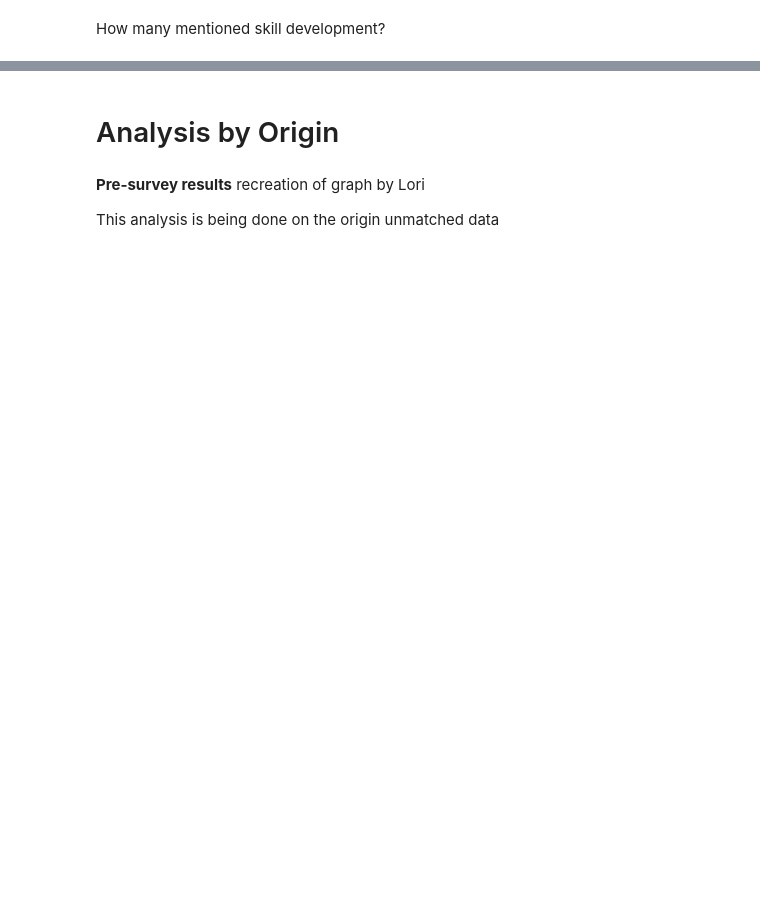
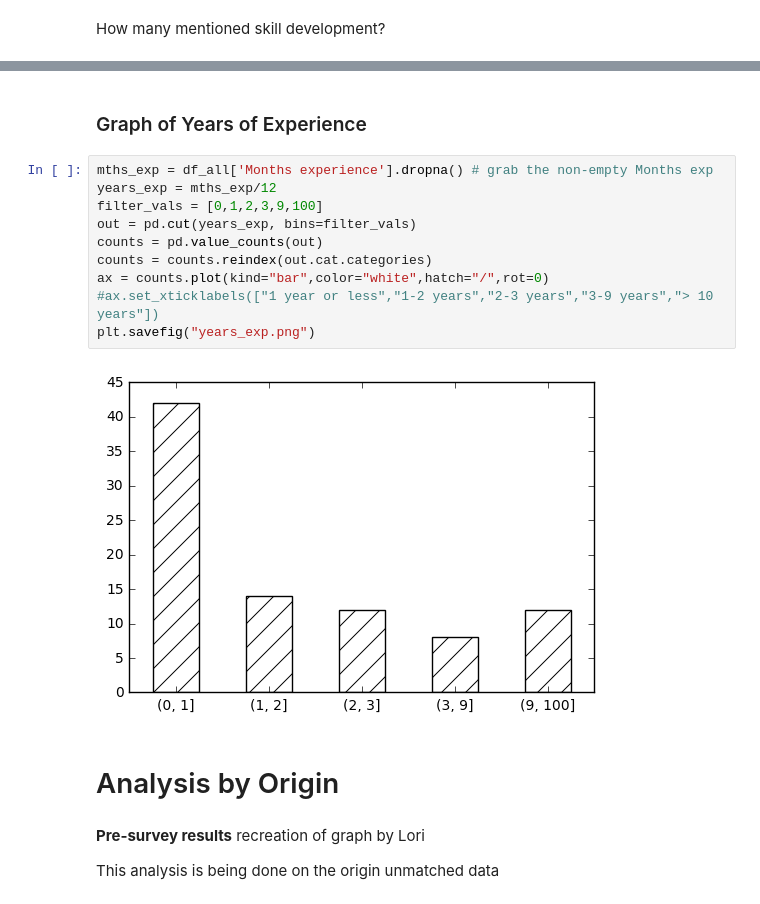
Before and after one commit to cmacdonell/hopper2016, a Jupyter notebook: Hopper_analysis.ipynb, the cells around one changed output, grey strips where cells are left out. Saved outputs shown, nothing was run; the diff lists cells and outputs as text; blank space fills up the shorter version.

```diff
--- a/Hopper_analysis.ipynb
+++ b/Hopper_analysis.ipynb
@@ -32,3 +68,17 @@ How many mentioned a word related to skill development: 14
+# %% [markdown]
+### Graph of Years of Experience
+# %%
+mths_exp = df_all['Months experience'].dropna() # grab the non-empty Months exp
+years_exp = mths_exp/12
+filter_vals = [0,1,2,3,9,100]
+out = pd.cut(years_exp, bins=filter_vals)
+counts = pd.value_counts(out)
+counts = counts.reindex(out.cat.categories)
+ax = counts.plot(kind="bar",color="white",hatch="/",rot=0)
+#ax.set_xticklabels(["1 year or less","1-2 years","2-3 years","3-9 years","> 10 years"])
+plt.savefig("years_exp.png")
+# %% [output]
+[figure, added]
 # %% [markdown]
 # Analysis by Origin
 # %% [markdown]
```
Also changed, not shown: parts of 14 cells of this notebook.
